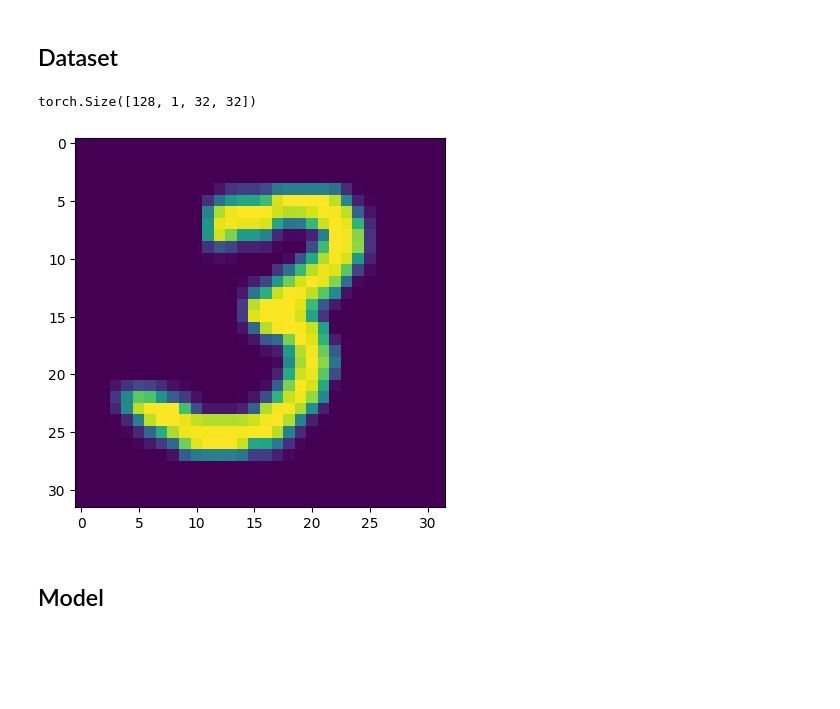
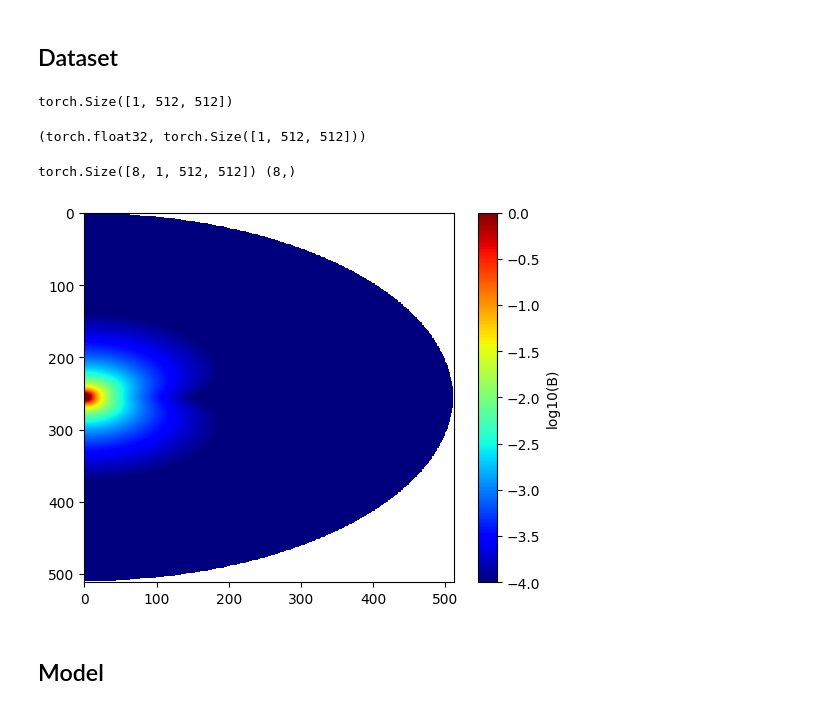
Before and after one commit to ikitcheng/mdiscnet, a Jupyter notebook: mdiscnet/beta_vae_training_mdisc.ipynb, the cells around one changed output. Saved outputs shown, nothing was run; the diff lists cells and outputs as text; code cells hidden in the pictures; blank space fills up the shorter version.

```diff
--- a/mdiscnet/beta_vae_training.ipynb
+++ b/mdiscnet/beta_vae_training_mdisc.ipynb
@@ -65,9 +48,20 @@ data = torch.utils.data.DataLoader(
-# %%
-for x,y in data:
-    x = x.to(device) # GPU
-    plt.imshow(x[0].cpu().detach().numpy().squeeze())
-    print(x.shape)
-    break
-# %% [output]
-torch.Size([128, 1, 32, 32])
-[figure, removed]
+# %%
+data_path = './data/MDISC/small_dataset/samples_v2d_B_rhoz_512x512.pkl'
+labels_path = './data/MDISC/small_dataset/samples_target.pkl'
+
+width = 512
+
+# transforms.ToTensor assumes input dimensions (H x W x C)
+transform=transforms.Compose([transforms.ToTensor(),
+                              #transforms.Resize((width,width)),
+                              #transforms.Normalize(mean=[0.5, 0.5, 0.5], std=[0.5, 0.5, 0.5])
+                             ])
+dataset = CustomDataset(data_path=data_path, labels_path=labels_path, transform=transform)
+# %%
+dataset[0][0].shape
+# %% [output]
+torch.Size([1, 512, 512])
+# %%
+dataset[0][0].dtype, dataset[0][0].shape
+# %% [output]
+(torch.float32, torch.Size([1, 512, 512]))
@@ -74,3 +73,19 @@ torch.Size([128, 1, 32, 32])
+# %%
+for x, y in dataloader:
+    # Extract the data and labels from the batch
+    x = x.to(device).float() # GPU
+    y = np.array(y)
+    print(x.shape, y.shape)
+    break
+
+fig, ax = plt.subplots()
+s = plt.imshow(np.log10(x[-1].cpu().detach().numpy().squeeze()), vmin=-4,
+                vmax=0,
+                cmap="jet")
+plt.colorbar(s, label='log10(B)');
+# %% [output]
+torch.Size([8, 1, 512, 512]) (8,)
+[figure, added]
 # %% [markdown]
 ## Model
 # %%
```
Also changed, not shown: parts of 10 cells of this notebook, 5 other files.
